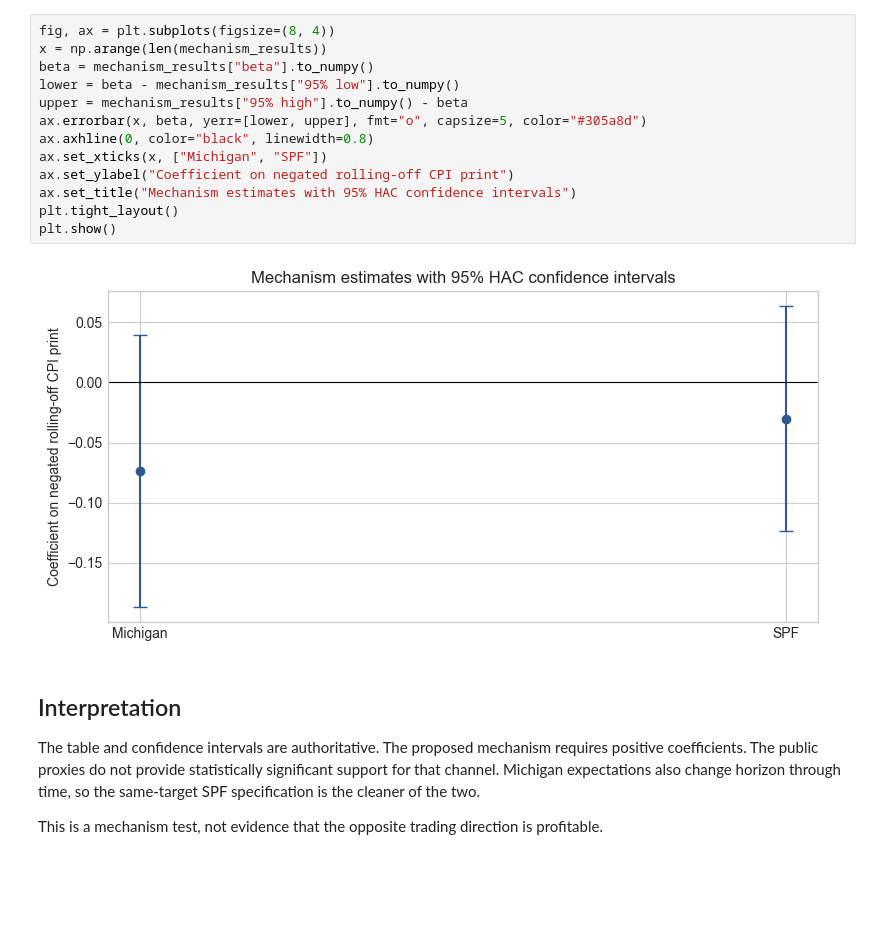
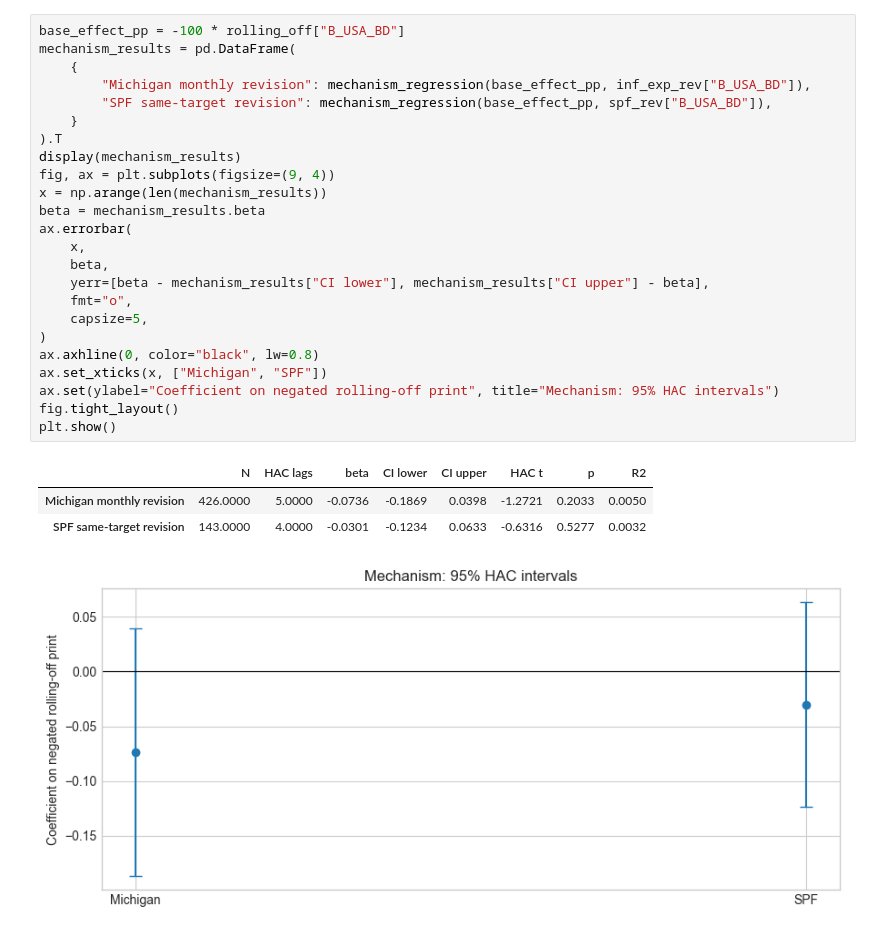
Before and after one commit to aslantah/inflation-base-effects, a Jupyter notebook: notebooks/01_data_and_mechanism.ipynb, the cells around one changed output. Saved outputs shown, nothing was run; the diff lists cells and outputs as text; blank space fills up the shorter version.

Commit message:
2nd revision

```diff
--- a/notebooks/01_data_and_mechanism.ipynb
+++ b/notebooks/01_data_and_mechanism.ipynb
@@ -126,25 +236,29 @@ display(mechanism_results)
 # %%
-fig, ax = plt.subplots(figsize=(8, 4))
+base_effect_pp = -100 * rolling_off["B_USA_BD"]
+mechanism_results = pd.DataFrame(
+    {
+        "Michigan monthly revision": mechanism_regression(base_effect_pp, inf_exp_rev["B_USA_BD"]),
+        "SPF same-target revision": mechanism_regression(base_effect_pp, spf_rev["B_USA_BD"]),
+    }
+).T
+display(mechanism_results)
+fig, ax = plt.subplots(figsize=(9, 4))
 x = np.arange(len(mechanism_results))
-beta = mechanism_results["beta"].to_numpy()
-lower = beta - mechanism_results["95% low"].to_numpy()
-upper = mechanism_results["95% high"].to_numpy() - beta
-ax.errorbar(x, beta, yerr=[lower, upper], fmt="o", capsize=5, color="#305a8d")
-ax.axhline(0, color="black", linewidth=0.8)
+beta = mechanism_results.beta
+ax.errorbar(
+    x,
+    beta,
+    yerr=[beta - mechanism_results["CI lower"], mechanism_results["CI upper"] - beta],
+    fmt="o",
+    capsize=5,
+)
+ax.axhline(0, color="black", lw=0.8)
 ax.set_xticks(x, ["Michigan", "SPF"])
-ax.set_ylabel("Coefficient on negated rolling-off CPI print")
-ax.set_title("Mechanism estimates with 95% HAC confidence intervals")
-plt.tight_layout()
+ax.set(ylabel="Coefficient on negated rolling-off print", title="Mechanism: 95% HAC intervals")
+fig.tight_layout()
 plt.show()
 # %% [output]
+|  | N | HAC lags | beta | CI lower | CI upper | HAC t | p | R2 |
+| Michigan monthly revision | 426.0000 | 5.0000 | -0.0736 | -0.1869 | 0.0398 | -1.2721 | 0.2033 | 0.0050 |
+| SPF same-target revision | 143.0000 | 4.0000 | -0.0301 | -0.1234 | 0.0633 | -0.6316 | 0.5277 | 0.0032 |
-[figure, old version]
+[figure, new version]
-# %% [markdown]
-## Interpretation
-
-The table and confidence intervals are authoritative. The proposed mechanism
-requires positive coefficients. The public proxies do not provide statistically
-significant support for that channel. Michigan expectations also change horizon
-through time, so the same-target SPF specification is the cleaner of the two.
-
-This is a mechanism test, not evidence that the opposite trading direction is
-profitable.
```
Also changed, not shown: parts of 19 cells of this notebook, 18 other files.
